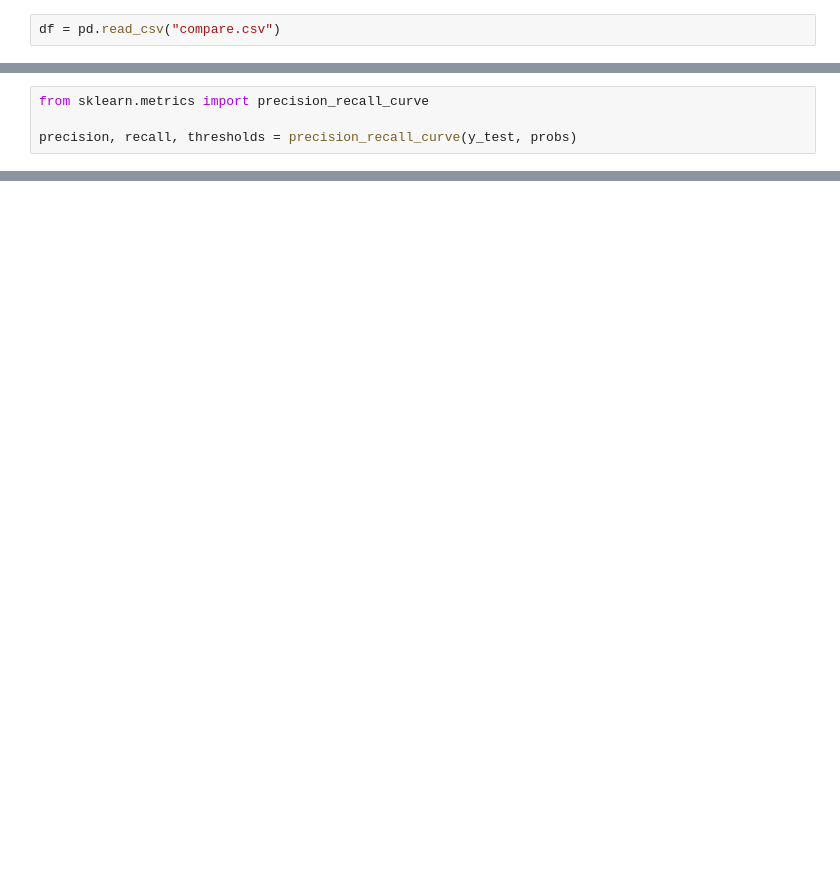
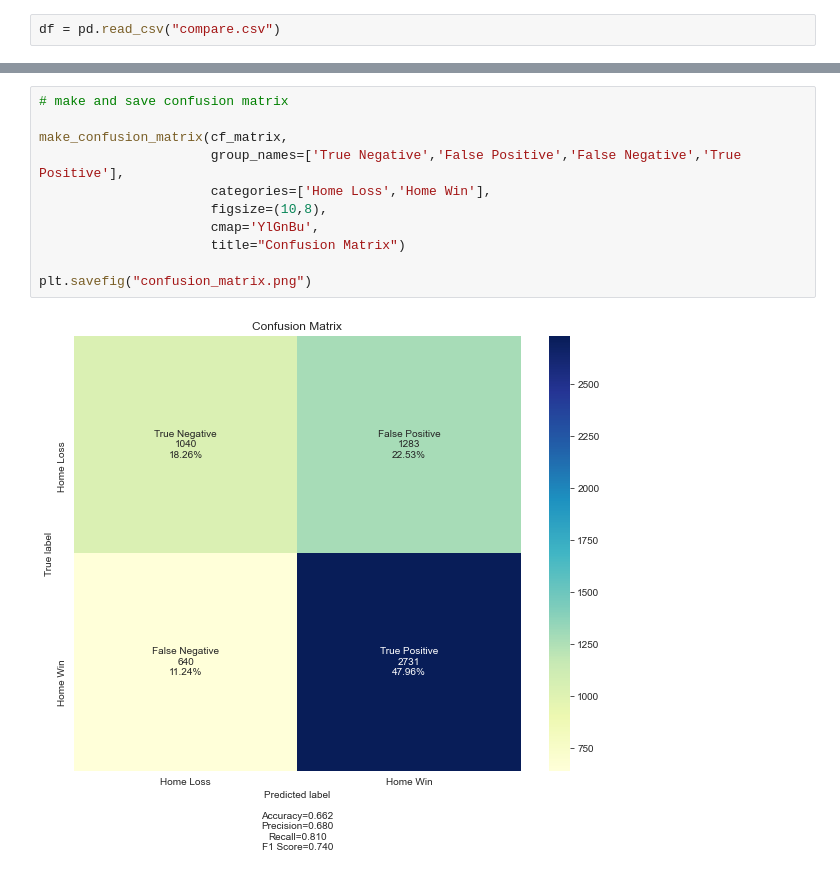
Before and after one commit to abewoycke/NBA-Projections, a Jupyter notebook: 5_Documentation/NBA Projections Documentation.ipynb, the cells around one changed output, grey strips where cells are left out. Drawn from its saved outputs; the diff is of its cells as text; blank space fills up the shorter version.

```diff
--- a/5_Documentation/NBA Projections Documentation.ipynb
+++ b/5_Documentation/NBA Projections Documentation.ipynb
@@ -77,4 +28,0 @@ Average precision-recall score: 0.68
-# %%
-from sklearn.metrics import precision_recall_curve
-
-precision, recall, thresholds = precision_recall_curve(y_test, probs)
@@ -117,0 +141,13 @@ array([[0.39392908, 0.60607092],
+# %%
+# make and save confusion matrix
+
+make_confusion_matrix(cf_matrix,
+                      group_names=['True Negative','False Positive','False Negative','True Positive'],
+                      categories=['Home Loss','Home Win'],
+                      figsize=(10,8),
+                      cmap='YlGnBu',
+                      title="Confusion Matrix")
+
+plt.savefig("confusion_matrix.png")
+# %% [output]
+[figure, added]
```
Also changed, not shown: parts of 19 cells of this notebook, 4 other files.
